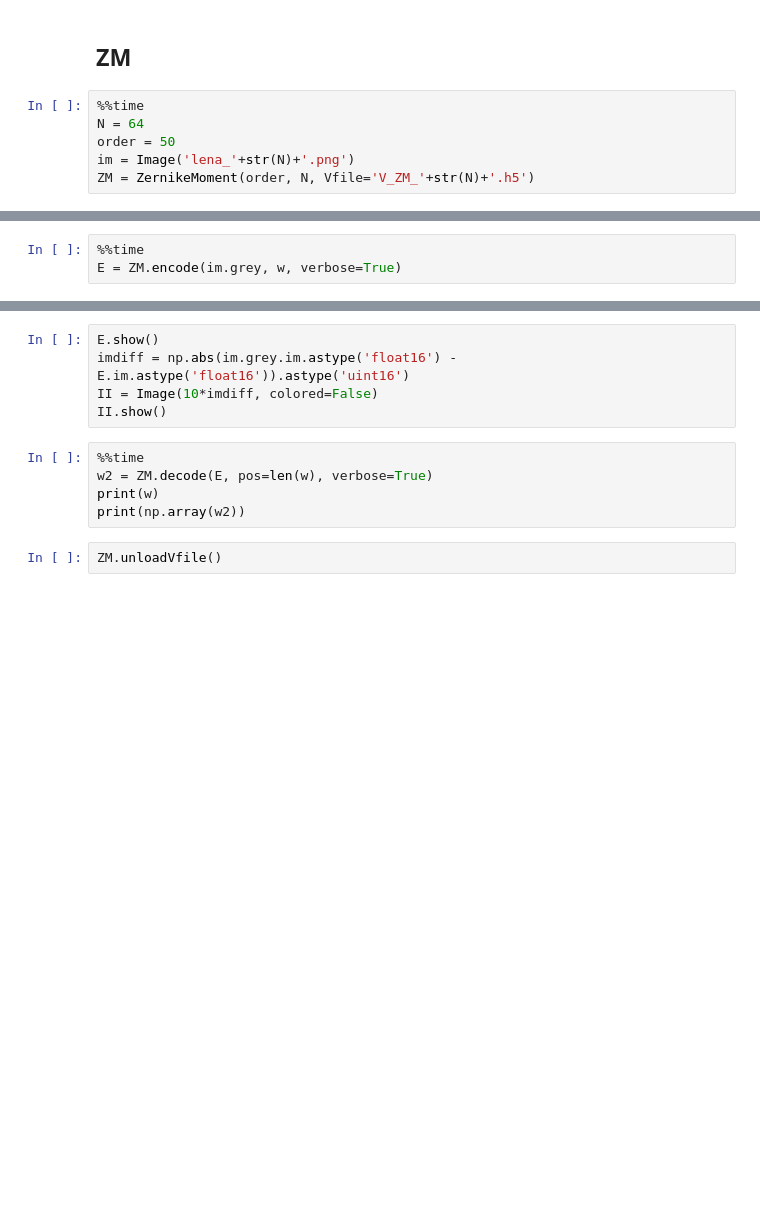
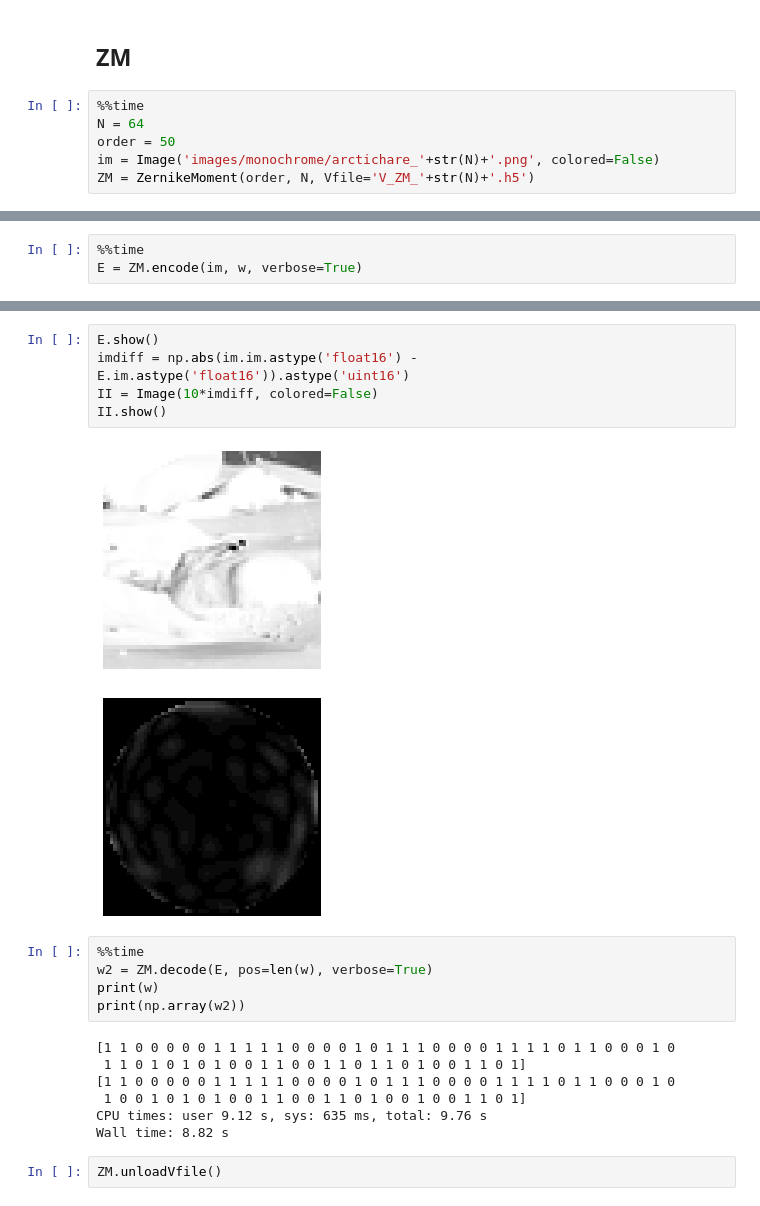
Before and after one commit to gkrupp/watermarking, a Jupyter notebook: tests.ipynb, the cells around one changed output, grey strips where cells are left out. Drawn from its saved outputs; the diff is of its cells as text; blank space fills up the shorter version.

```diff
--- a/tests.ipynb
+++ b/tests.ipynb
@@ -40,5 +56,5 @@ RHFM.unloadVfile()
 %%time
 N = 64
 order = 50
-im = Image('lena_'+str(N)+'.png')
+im = Image('images/monochrome/arctichare_'+str(N)+'.png', colored=False)
 ZM = ZernikeMoment(order, N, Vfile='V_ZM_'+str(N)+'.h5')
@@ -45,3 +64,3 @@ ZM = ZernikeMoment(order, N, Vfile='V_ZM_'+str(N)+'.h5')
 # %%
 %%time
-E = ZM.encode(im.grey, w, verbose=True)
+E = ZM.encode(im, w, verbose=True)
@@ -48,13 +70,23 @@ E = ZM.encode(im.grey, w, verbose=True)
 # %%
 E.show()
-imdiff = np.abs(im.grey.im.astype('float16') - E.im.astype('float16')).astype('uint16')
+imdiff = np.abs(im.im.astype('float16') - E.im.astype('float16')).astype('uint16')
 II = Image(10*imdiff, colored=False)
 II.show()
+# %% [output]
+[figure, added]
+[figure, added]
 # %%
 %%time
 w2 = ZM.decode(E, pos=len(w), verbose=True)
 print(w)
 print(np.array(w2))
+# %% [output]
+[1 1 0 0 0 0 0 1 1 1 1 1 0 0 0 0 1 0 1 1 1 0 0 0 0 1 1 1 1 0 1 1 0 0 0 1 0
+ 1 1 0 1 0 1 0 1 0 0 1 1 0 0 1 1 0 1 1 0 1 0 0 1 1 0 1]
+[1 1 0 0 0 0 0 1 1 1 1 1 0 0 0 0 1 0 1 1 1 0 0 0 0 1 1 1 1 0 1 1 0 0 0 1 0
+ 1 0 0 1 0 1 0 1 0 0 1 1 0 0 1 1 0 1 0 0 1 0 0 1 1 0 1]
+CPU times: user 9.12 s, sys: 635 ms, total: 9.76 s
+Wall time: 8.82 s
 # %%
 ZM.unloadVfile()
 # %% [markdown]
```
Also changed, not shown: parts of 10 cells of this notebook, 10 other files.
